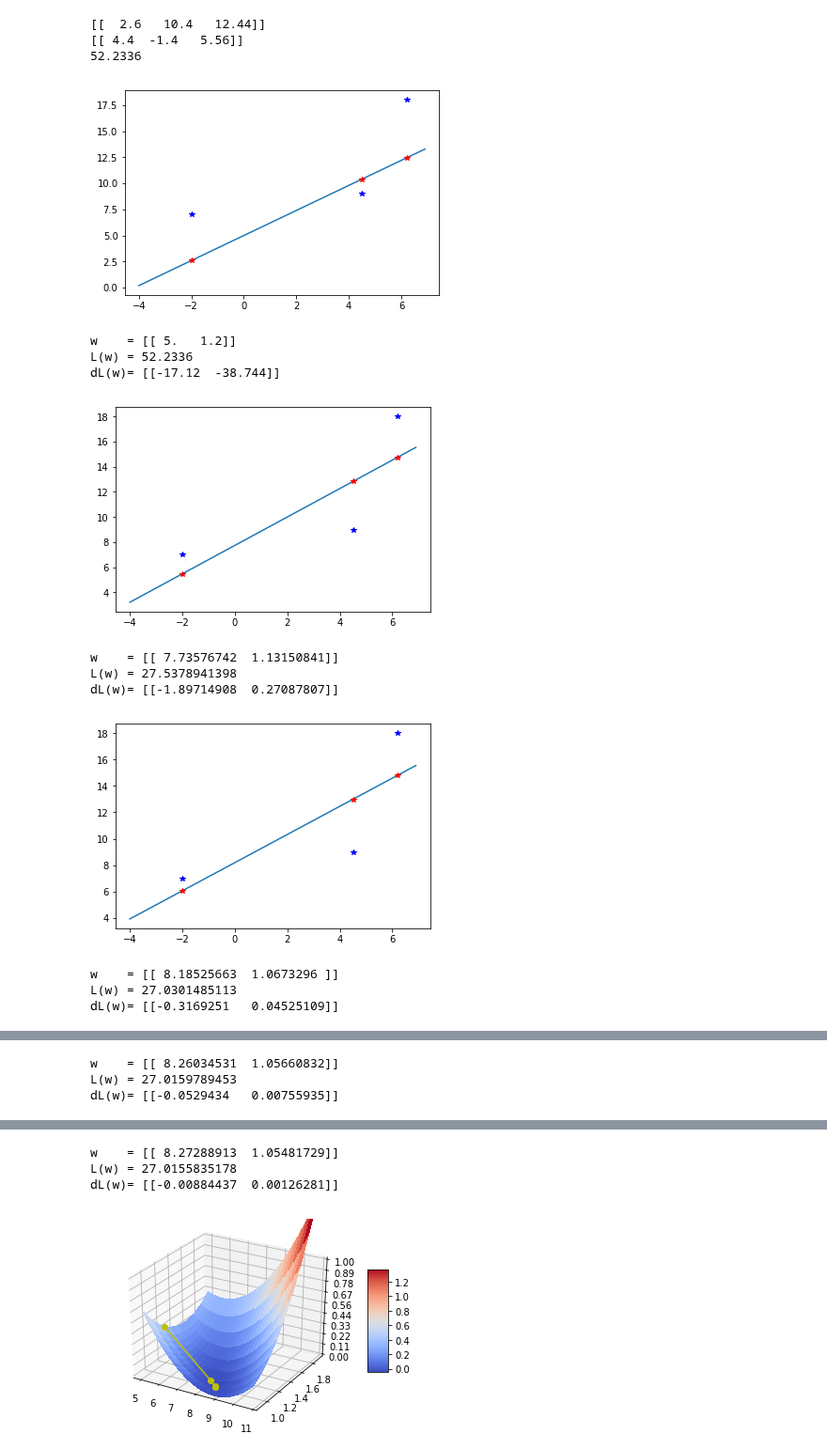
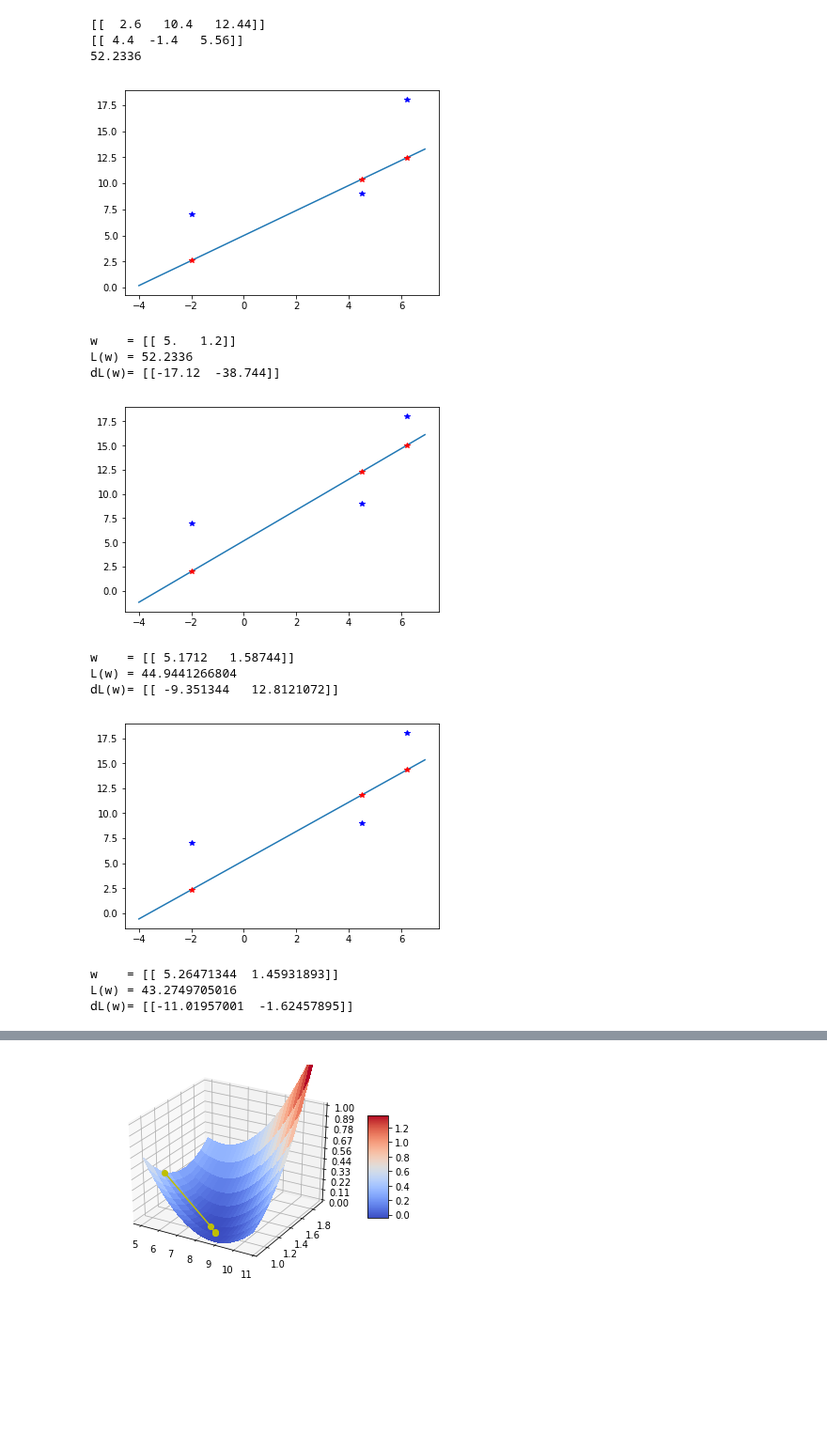
Before and after one commit to franciscodominguezmateos/IntroduccionDeepLearning, a Jupyter notebook: IntroduccionDeepLearning.ipynb, the cells around one changed output, grey strips where cells are left out. Shown at 94% size. Cells and saved outputs as stored; diff of their text form; code cells hidden in the pictures; blank space fills up the shorter version.

```diff
--- a/IntroduccionDeepLearning.ipynb
+++ b/IntroduccionDeepLearning.ipynb
@@ -118,40 +118,40 @@ def saveToPlot3D(w,l):
     zl.append(l)
 #Matrix version of Gradient descent
 #Loss function
 def L(w):
     dif=y-fm(x)
     l=dif*dif.T
     return l[0,0]
 #Loss gradient is a vector with same dimensions as w
 def dL(w):
     dif=y-fm(x)
     #print(dif)
     dL_w=-2*dif*x.T
     return dL_w
 #Learning rate
 a=0.01
 #Initial weights
 w=np.matrix([5.0,1.2])
-for i in range(250):
-    if i%50==0:
+for i in range(3):
+    if i%1==0:
         #plotting
         plots()
         print("w    =",w)
         print("L(w) =",L(w))
         print("dL(w)=",dL(w))
         saveToPlot3D(w,L(w))
     iw=-dL(w)
     w=w+a*iw
 # %% [output]
 [figure]
 w    = [[ 5.   1.2]]
 L(w) = 52.2336
 dL(w)= [[-17.12  -38.744]]
-[figure, old version]
+[figure, new version]
-w    = [[ 7.73576742  1.13150841]]
-L(w) = 27.5378941398
-dL(w)= [[-1.89714908  0.27087807]]
+w    = [[ 5.1712   1.58744]]
+L(w) = 44.9441266804
+dL(w)= [[ -9.351344   12.8121072]]
-[figure, old version]
+[figure, new version]
-w    = [[ 8.18525663  1.0673296 ]]
-L(w) = 27.0301485113
-dL(w)= [[-0.3169251   0.04525109]]
+w    = [[ 5.26471344  1.45931893]]
+L(w) = 43.2749705016
+dL(w)= [[-11.01957001  -1.62457895]]
@@ -159,3 +157,0 @@ dL(w)= [[-0.3169251   0.04525109]]
-w    = [[ 8.26034531  1.05660832]]
-L(w) = 27.0159789453
-dL(w)= [[-0.0529434   0.00755935]]
@@ -163,6 +158,3 @@ dL(w)= [[-0.0529434   0.00755935]]
-w    = [[ 8.27288913  1.05481729]]
-L(w) = 27.0155835178
-dL(w)= [[-0.00884437  0.00126281]]
 # %%
 '''
 3Dd visualization of the 2D loss surface
```
Also changed, not shown: parts of 6 cells of this notebook, 4 other files.
